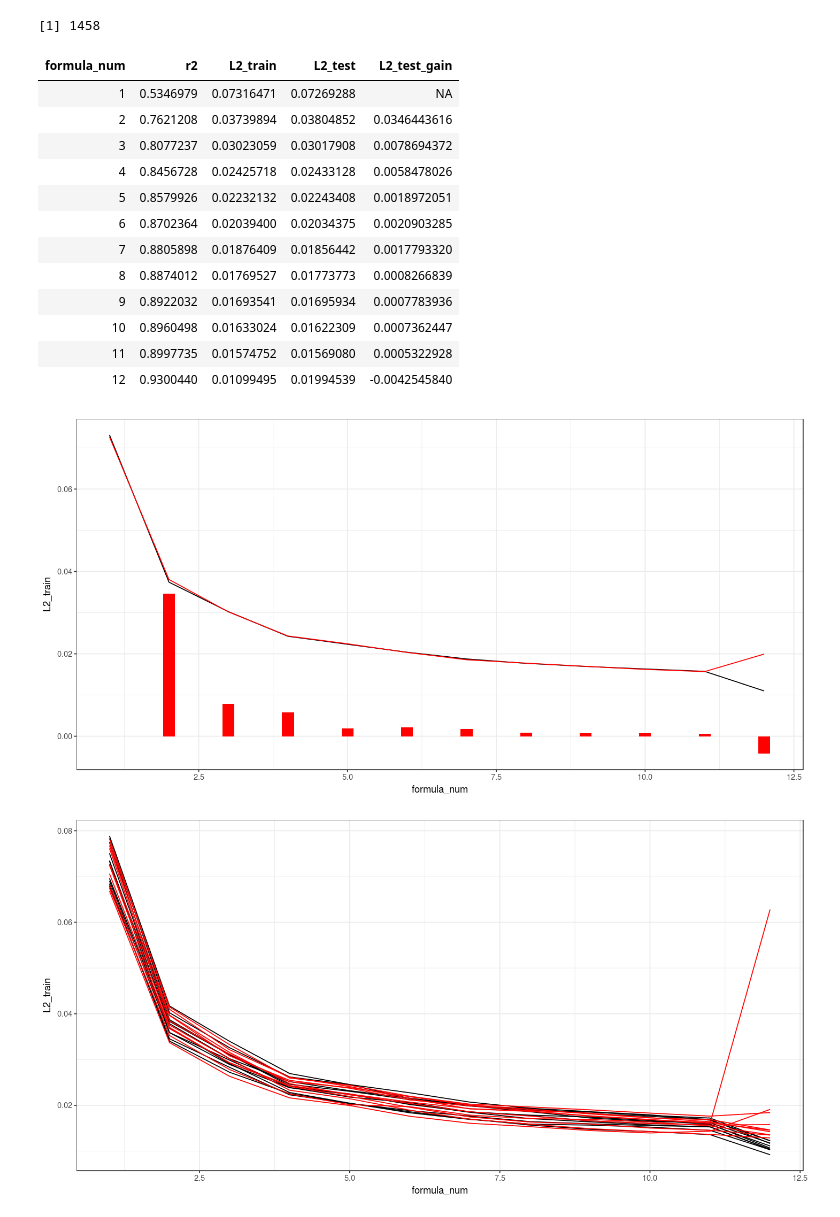
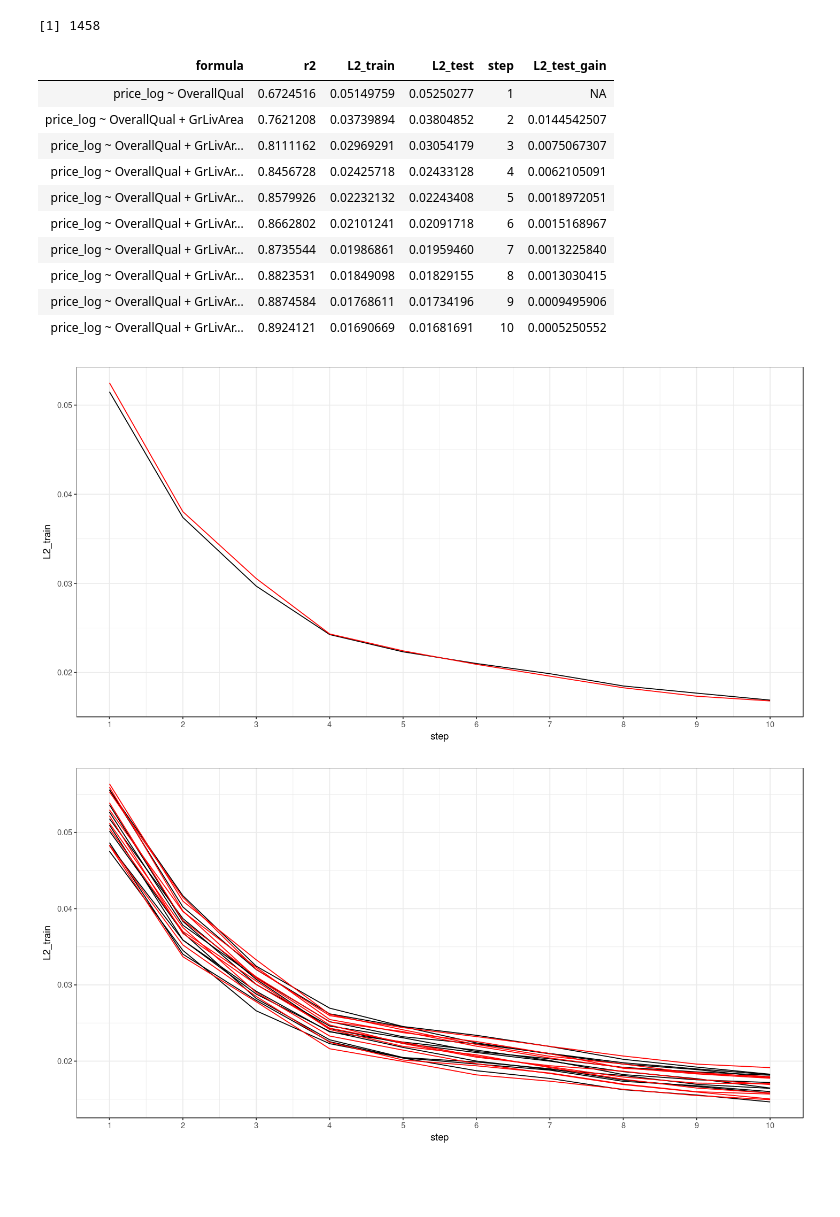
Before and after one commit to MatrixNorm/kaggle, a Jupyter notebook: rbooks/house_prices/06_validate.ipynb, the cells around one changed output. Cells and saved outputs as stored; diff of their text form; code cells hidden in the pictures; blank space fills up the shorter version.

```diff
--- a/rbooks/house_prices/06_validate.ipynb
+++ b/rbooks/house_prices/06_validate.ipynb
@@ -93,0 +86,16 @@ formulas_for_validation
+# %%
+report <- house_prices$model_selection$lm$greedy_r2_gain_adj(
+    data = training_dataset,
+    target_var = price_log,
+    r2_gain_discard_level = 0.4,
+    r2_discard_level = 0.02,
+    a_max = 0, a_avg = 0
+)
+
+formulas_for_validation <-
+    report %>%
+    group_by(step) %>%
+    filter(row_number() == 1) %>%
+    select(step, formula)
+
+formulas_for_validation
@@ -94,5 +114,7 @@ formulas_for_validation
 # %%
-iterate <- function(sample_index, totalset) {
+L2_avg_loss <- house_prices$helpers$utils$L2_avg_loss
+
+iterate <- function(formulas_for_validation, sample_index, totalset) {
 
     test_y <- totalset[-sample_index, 'price_log'][[1]]
 
@@ -101,7 +123,10 @@ iterate <- function(sample_index, totalset) {
         mutate(price_log = replace(price_log, -sample_index, NA))
 
     totalset <-
-        house_prices$trans$categ$rating_transform(totalset, price_log)
+        house_prices$trans$categ$rating_transform(
+            data = totalset,
+            target_var = price_log
+        )
 
     trainset <- totalset[sample_index,]
     testset <- totalset[-sample_index,]
@@ -116,12 +141,12 @@ iterate <- function(sample_index, totalset) {
 
         L2_train = map_dbl(model, function (mod) {
             augment <- broom::augment(mod)
-            L2Loss(augment[['price_log']] - augment$.fitted)
+            L2_avg_loss(augment[['price_log']] - augment$.fitted)
         }),
 
         L2_test = map_dbl(model, function (mod) {
             test_predicted <- predict(mod, testset)
-            L2Loss(test_predicted - test_y)
+            L2_avg_loss(test_predicted - test_y)
         })
     ) %>%
     select(-model)
@@ -150,11 +176,12 @@ bind_rows(.id='sample') -> report
 # %%
 avg_report <-
     report %>%
-    group_by(formula_num) %>%
+    group_by(formula) %>%
     summarise(
         r2 = mean(r2),
         L2_train = mean(L2_train),
-        L2_test = mean(L2_test)
+        L2_test = mean(L2_test),
+        step = max(step),
     ) %>%
     mutate(
         L2_test_gain = lag(L2_test) - L2_test
@@ -162,37 +189,36 @@ avg_report <-
 
 avg_report
 # %% [output]
-| formula_num | r2 | L2_train | L2_test | L2_test_gain |
-| 1 | 0.5346979 | 0.07316471 | 0.07269288 | NA |
-| 2 | 0.7621208 | 0.03739894 | 0.03804852 | 0.0346443616 |
-| 3 | 0.8077237 | 0.03023059 | 0.03017908 | 0.0078694372 |
-| 4 | 0.8456728 | 0.02425718 | 0.02433128 | 0.0058478026 |
-| 5 | 0.8579926 | 0.02232132 | 0.02243408 | 0.0018972051 |
-| 6 | 0.8702364 | 0.02039400 | 0.02034375 | 0.0020903285 |
-| 7 | 0.8805898 | 0.01876409 | 0.01856442 | 0.0017793320 |
-| 8 | 0.8874012 | 0.01769527 | 0.01773773 | 0.0008266839 |
-| 9 | 0.8922032 | 0.01693541 | 0.01695934 | 0.0007783936 |
-| 10 | 0.8960498 | 0.01633024 | 0.01622309 | 0.0007362447 |
-| 11 | 0.8997735 | 0.01574752 | 0.01569080 | 0.0005322928 |
-| 12 | 0.9300440 | 0.01099495 | 0.01994539 | -0.0042545840 |
+| formula | r2 | L2_train | L2_test | step | L2_test_gain |
+| price_log ~ OverallQual | 0.6724516 | 0.05149759 | 0.05250277 | 1 | NA |
+| price_log ~ OverallQual + GrLivArea | 0.7621208 | 0.03739894 | 0.03804852 | 2 | 0.0144542507 |
+| price_log ~ OverallQual + GrLivAr... | 0.8111162 | 0.02969291 | 0.03054179 | 3 | 0.0075067307 |
+| price_log ~ OverallQual + GrLivAr... | 0.8456728 | 0.02425718 | 0.02433128 | 4 | 0.0062105091 |
+| price_log ~ OverallQual + GrLivAr... | 0.8579926 | 0.02232132 | 0.02243408 | 5 | 0.0018972051 |
+| price_log ~ OverallQual + GrLivAr... | 0.8662802 | 0.02101241 | 0.02091718 | 6 | 0.0015168967 |
+| price_log ~ OverallQual + GrLivAr... | 0.8735544 | 0.01986861 | 0.01959460 | 7 | 0.0013225840 |
+| price_log ~ OverallQual + GrLivAr... | 0.8823531 | 0.01849098 | 0.01829155 | 8 | 0.0013030415 |
+| price_log ~ OverallQual + GrLivAr... | 0.8874584 | 0.01768611 | 0.01734196 | 9 | 0.0009495906 |
+| price_log ~ OverallQual + GrLivAr... | 0.8924121 | 0.01690669 | 0.01681691 | 10 | 0.0005250552 |
 # %%
 options(repr.plot.width = 12, repr.plot.height = 6)
 
 avg_report %>%
 ggplot() +
-geom_line(aes(x=formula_num, y=L2_train, group=1)) +
-geom_line(aes(x=formula_num, y=L2_test, group=1), color='red') +
-geom_bar(data=z %>% na.omit, aes(x=formula_num, y=L2_test_gain), stat="identity", width=0.2, fill='red') +
+geom_line(aes(x=step, y=L2_train, group=1)) +
+geom_line(aes(x=step, y=L2_test, group=1), color='red') +
+scale_x_continuous(breaks=c(1:max(avg_report$step))) +
 theme_bw()
 # %% [output]
-[figure, old version]
+[figure, new version]
 # %%
 options(repr.plot.width = 12, repr.plot.height = 6)
 
 report %>%
 ggplot() +
-geom_line(aes(x=formula_num, y=L2_train, group=sample)) +
-geom_line(aes(x=formula_num, y=L2_test, group=sample), color='red') +
+geom_line(aes(x=step, y=L2_train, group=sample)) +
+geom_line(aes(x=step, y=L2_test, group=sample), color='red') +
+scale_x_continuous(breaks=c(1:max(avg_report$step))) +
 theme_bw()
 # %% [output]
-[figure, old version]
+[figure, new version]
```
Also changed, not shown: parts of 11 cells of this notebook, 4 other files.
